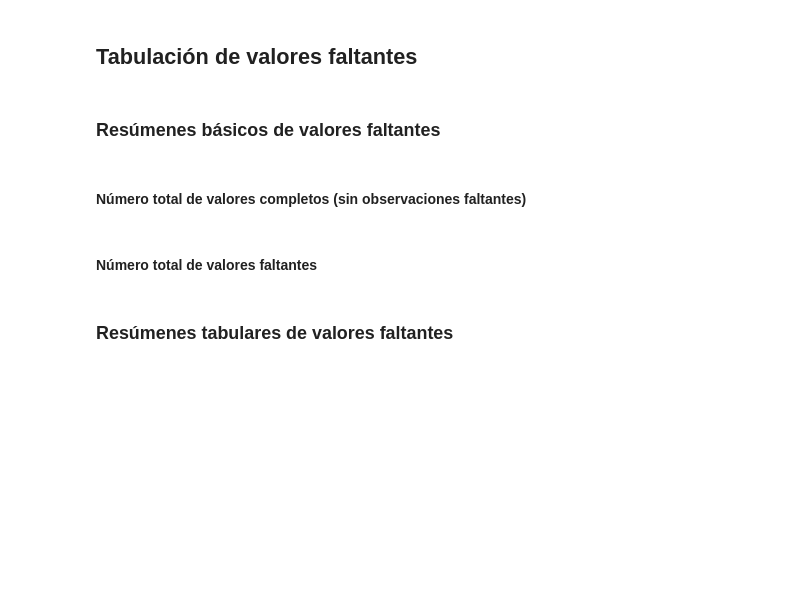
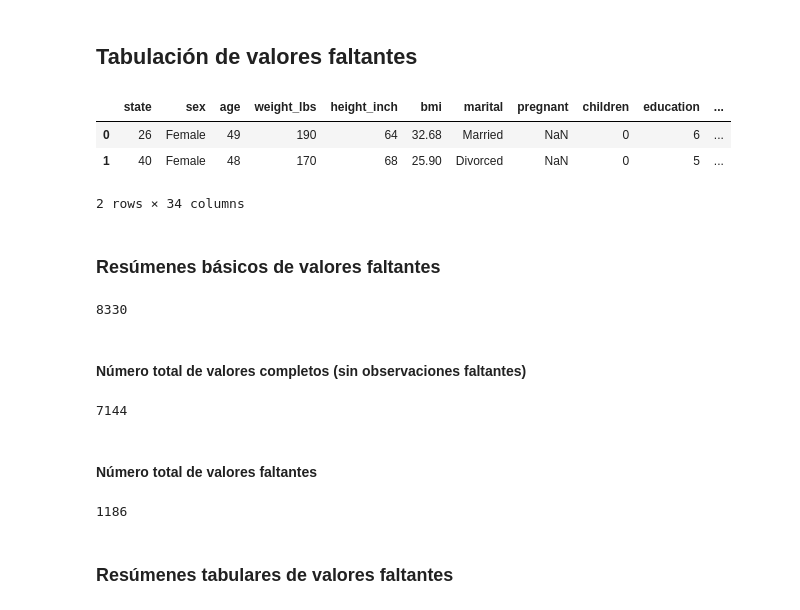
Before and after one commit to DiegoLerma/manejo_valores_faltantes_python, a Jupyter notebook: notebooks/live-exploration-missing-values.ipynb, the cells around one changed output. Cells and saved outputs as stored; diff of their text form; code cells hidden in the pictures; blank space fills up the shorter version.

```diff
--- a/notebooks/live-exploration-missing-values.ipynb
+++ b/notebooks/live-exploration-missing-values.ipynb
@@ -243,12 +242,31 @@ dtypes: category(18), float64(1), int32(4), object(11)
 memory usage: 36.7+ KB
 # %% [markdown]
 ## Tabulación de valores faltantes
+# %%
+riskfactors_df.isna()
+# %% [output]
+|  | state | sex | age | weight_lbs | height_inch | bmi | marital | pregnant | children | education | ... |
+| 0 | 26 | Female | 49 | 190 | 64 | 32.68 | Married | NaN | 0 | 6 | ... |
+| 1 | 40 | Female | 48 | 170 | 68 | 25.90 | Divorced | NaN | 0 | 5 | ... |
+2 rows × 34 columns
 # %% [markdown]
 ### Resúmenes básicos de valores faltantes
+# %%
+riskfactors_df.size
+# %% [output]
+8330
 # %% [markdown]
 #### Número total de valores completos (sin observaciones faltantes)
+# %%
+riskfactors_df.missing.number_complete()
+# %% [output]
+7144
 # %% [markdown]
 #### Número total de valores faltantes
+# %%
+riskfactors_df.missing.number_missing()
+# %% [output]
+1186
 # %% [markdown]
 ### Resúmenes tabulares de valores faltantes
 # %% [markdown]
```
Also changed, not shown: parts of 7 cells of this notebook, 5 other files.
